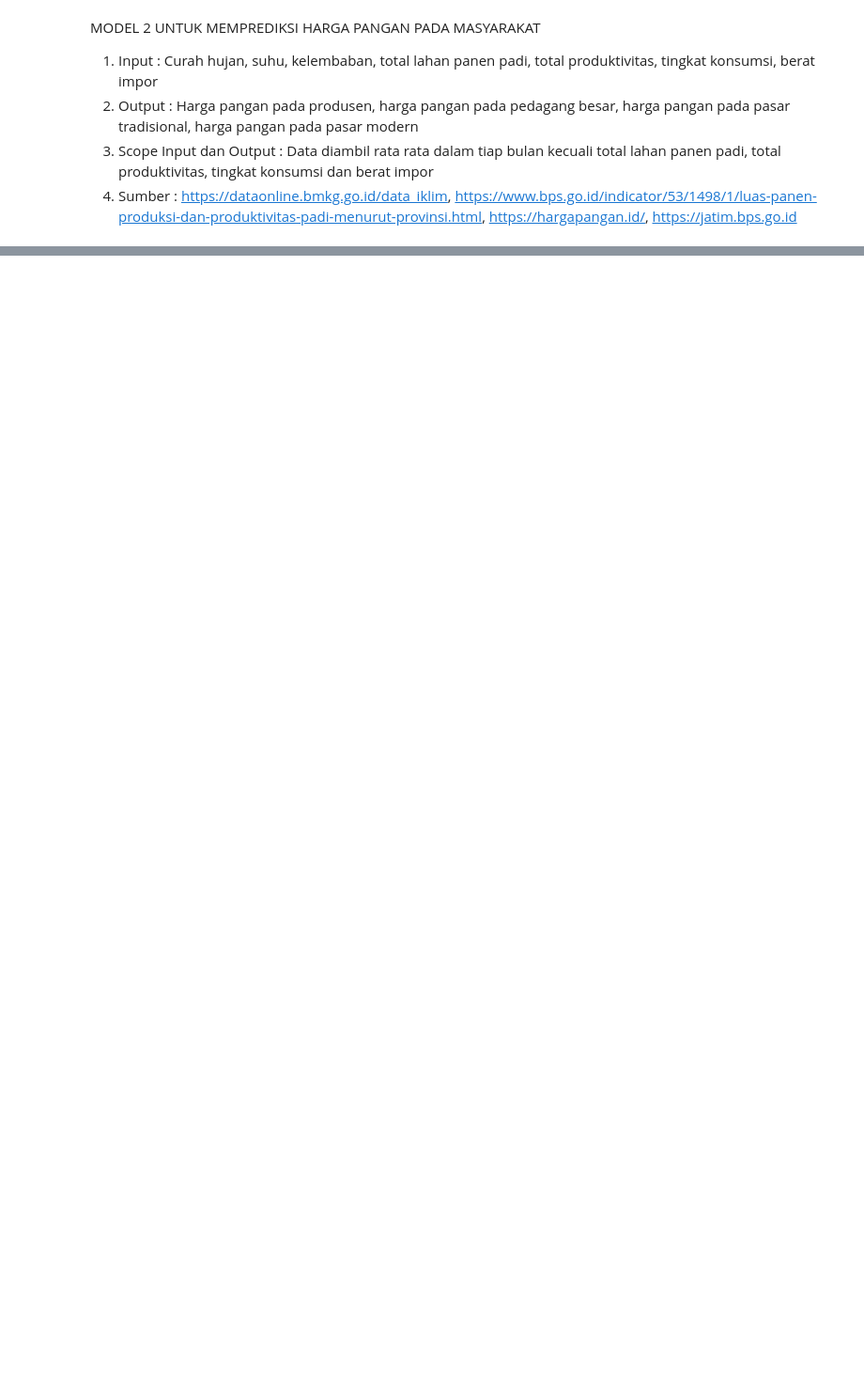
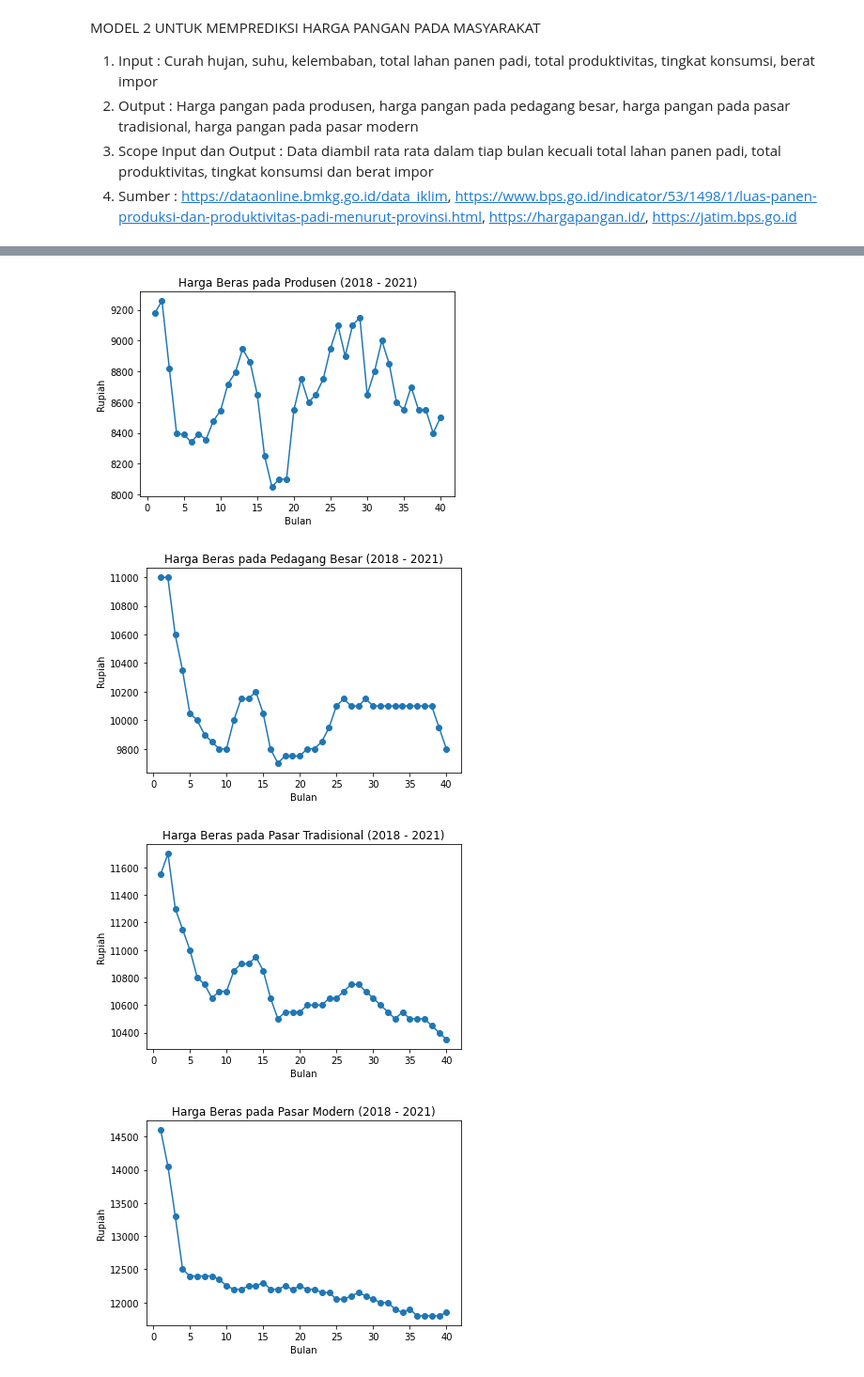
Before and after one commit to u1-byte/SmartCropYieldsPrediction, a Jupyter notebook: Machine Learning/Code/ML_Model_2.ipynb, the cells around one changed output, grey strips where cells are left out. Shown at 94% size. Drawn from its saved outputs; the diff is of its cells as text; code cells hidden in the pictures; blank space fills up the shorter version.

```diff
--- a/Machine Learning/Code/ML_Model_2.ipynb
+++ b/Machine Learning/Code/ML_Model_2.ipynb
@@ -17,0 +109,52 @@ import csv
+# %%
+output_harga_produsen = []
+output_harga_pedagang_besar = []
+output_harga_pasar_tradisional = []
+output_harga_pasar_modern = []
+number_of_output = []
+number=1
+
+#read file.csv
+with open('/content/Database.csv') as csv_file:
+  csv_reader = csv.reader(csv_file, delimiter=',')
+  next(csv_reader)
+  for row in csv_reader:
+    number_of_output.append(number)
+    output_harga_produsen.append(float(row[8]))
+    output_harga_pedagang_besar.append(float(row[9]))
+    output_harga_pasar_tradisional.append(float(row[10]))
+    output_harga_pasar_modern.append(float(row[11]))
+    number+=1
+# %%
+#grafik garis dari harga produsen
+plt.plot(number_of_output,output_harga_produsen,marker='o')
+plt.title('Harga Beras pada Produsen (2018 - 2021)')
+plt.ylabel('Rupiah')
+plt.xlabel('Bulan')
+plt.show()
+
+#grafik garis dari harga pedagang besar
+plt.plot(number_of_output,output_harga_pedagang_besar,marker='o')
+plt.title('Harga Beras pada Pedagang Besar (2018 - 2021)')
+plt.ylabel('Rupiah')
+plt.xlabel('Bulan')
+plt.show()
+
+#grafik garis dari harga pasar tradisional
+plt.plot(number_of_output,output_harga_pasar_tradisional,marker='o')
+plt.title('Harga Beras pada Pasar Tradisional (2018 - 2021)')
+plt.ylabel('Rupiah')
+plt.xlabel('Bulan')
+plt.show()
+
+#grafik garis dari harga pasar modern
+plt.plot(number_of_output,output_harga_pasar_modern,marker='o')
+plt.title('Harga Beras pada Pasar Modern (2018 - 2021)')
+plt.ylabel('Rupiah')
+plt.xlabel('Bulan')
+plt.show()
+# %% [output]
+[figure, added]
+[figure, added]
+[figure, added]
+[figure, added]
```
Also changed, not shown: parts of 6 cells of this notebook.
